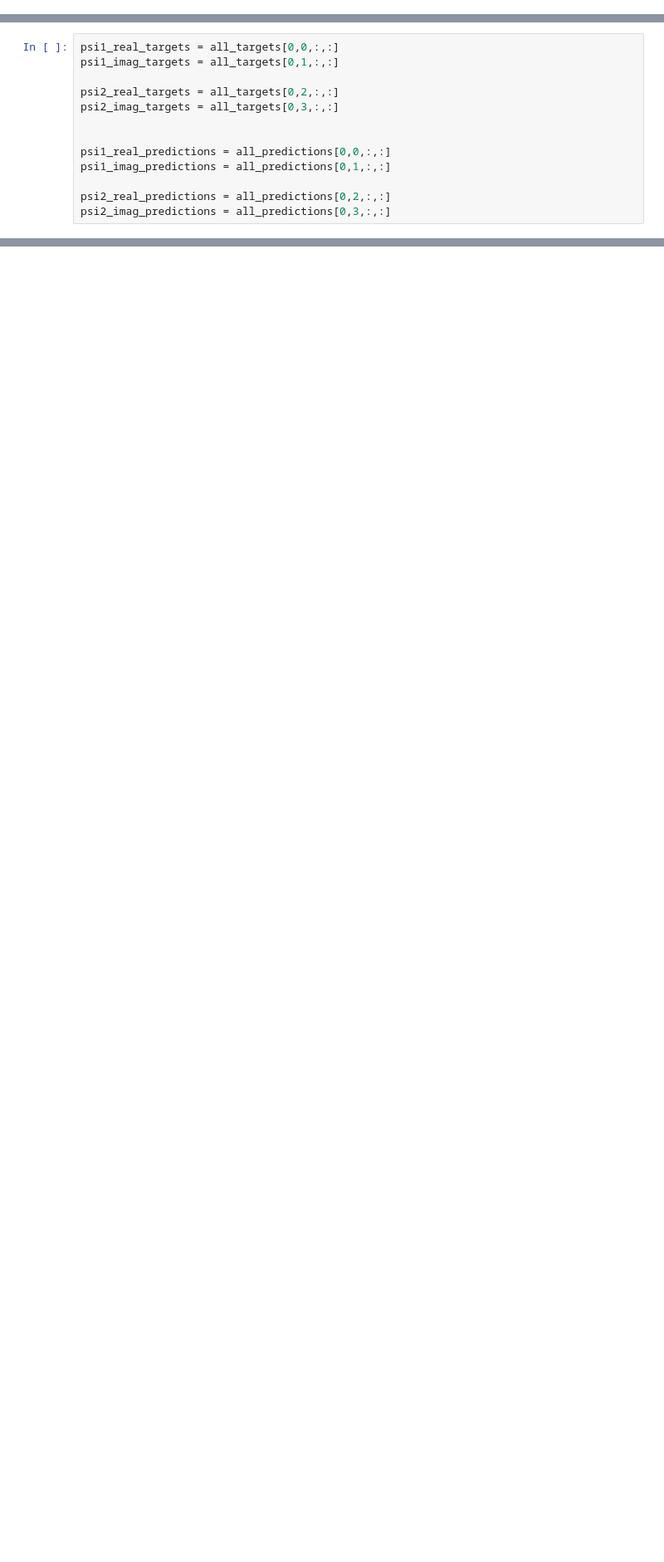
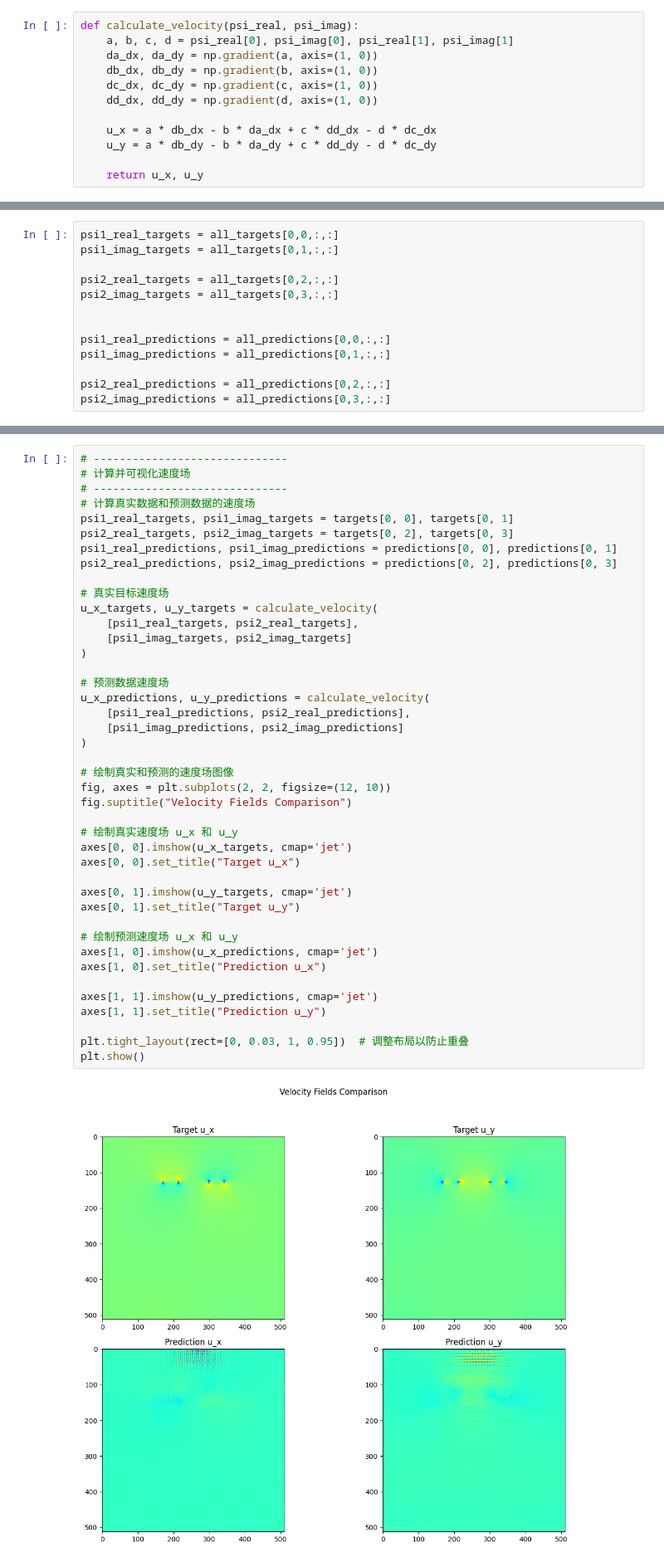
Before and after one commit to jackyvava/SR_waveFunction, a Jupyter notebook: code_1108.ipynb, the cells around one changed output, grey strips where cells are left out. Shown at 83% size. Cells and saved outputs as stored; diff of their text form; blank space fills up the shorter version.

```diff
--- a/code_1108.ipynb
+++ b/code_1108.ipynb
@@ -445 +379,13 @@ def test_model(model, dataloader, criterion, threshold=0.1):
 # ------------------------------
+# %%
+def calculate_velocity(psi_real, psi_imag):
+    a, b, c, d = psi_real[0], psi_imag[0], psi_real[1], psi_imag[1]
+    da_dx, da_dy = np.gradient(a, axis=(1, 0))
+    db_dx, db_dy = np.gradient(b, axis=(1, 0))
+    dc_dx, dc_dy = np.gradient(c, axis=(1, 0))
+    dd_dx, dd_dy = np.gradient(d, axis=(1, 0))
+
+    u_x = a * db_dx - b * da_dx + c * dd_dx - d * dc_dx
+    u_y = a * db_dy - b * da_dy + c * dd_dy - d * dc_dy
+
+    return u_x, u_y
@@ -581,0 +826,44 @@ psi2_imag_predictions = all_predictions[0,3,:,:]
+# %%
+# ------------------------------
+# 计算并可视化速度场
+# ------------------------------
+# 计算真实数据和预测数据的速度场
+psi1_real_targets, psi1_imag_targets = targets[0, 0], targets[0, 1]
+psi2_real_targets, psi2_imag_targets = targets[0, 2], targets[0, 3]
+psi1_real_predictions, psi1_imag_predictions = predictions[0, 0], predictions[0, 1]
+psi2_real_predictions, psi2_imag_predictions = predictions[0, 2], predictions[0, 3]
+
+# 真实目标速度场
+u_x_targets, u_y_targets = calculate_velocity(
+    [psi1_real_targets, psi2_real_targets],
+    [psi1_imag_targets, psi2_imag_targets]
+)
+
+# 预测数据速度场
+u_x_predictions, u_y_predictions = calculate_velocity(
+    [psi1_real_predictions, psi2_real_predictions],
+    [psi1_imag_predictions, psi2_imag_predictions]
+)
+
+# 绘制真实和预测的速度场图像
+fig, axes = plt.subplots(2, 2, figsize=(12, 10))
+fig.suptitle("Velocity Fields Comparison")
+
+# 绘制真实速度场 u_x 和 u_y
+axes[0, 0].imshow(u_x_targets, cmap='jet')
+axes[0, 0].set_title("Target u_x")
+
+axes[0, 1].imshow(u_y_targets, cmap='jet')
+axes[0, 1].set_title("Target u_y")
+
+# 绘制预测速度场 u_x 和 u_y
+axes[1, 0].imshow(u_x_predictions, cmap='jet')
+axes[1, 0].set_title("Prediction u_x")
+
+axes[1, 1].imshow(u_y_predictions, cmap='jet')
+axes[1, 1].set_title("Prediction u_y")
+
+plt.tight_layout(rect=[0, 0.03, 1, 0.95])  # 调整布局以防止重叠
+plt.show()
+# %% [output]
+[figure, added]
```
Also changed, not shown: parts of 17 cells of this notebook, 1 other file.
